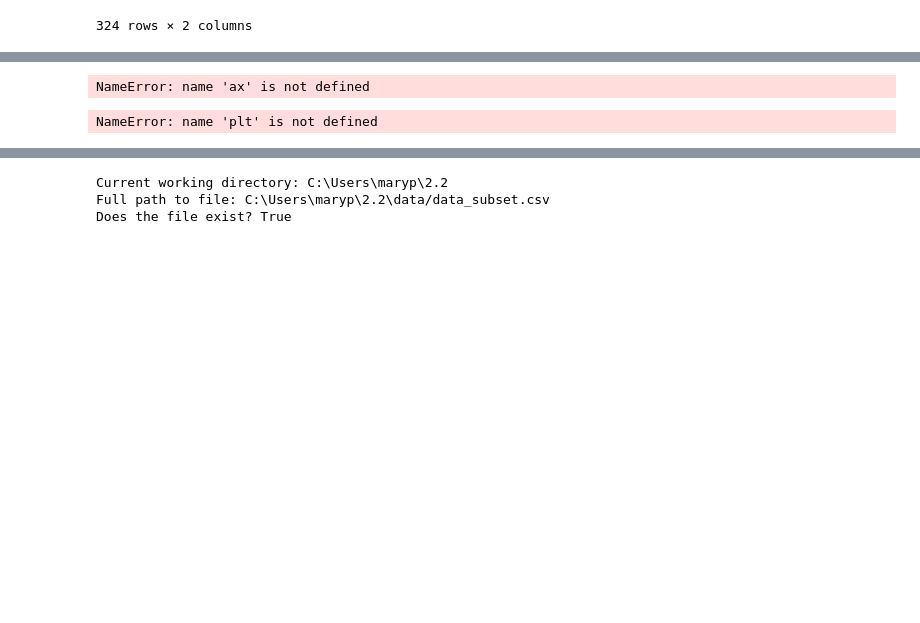
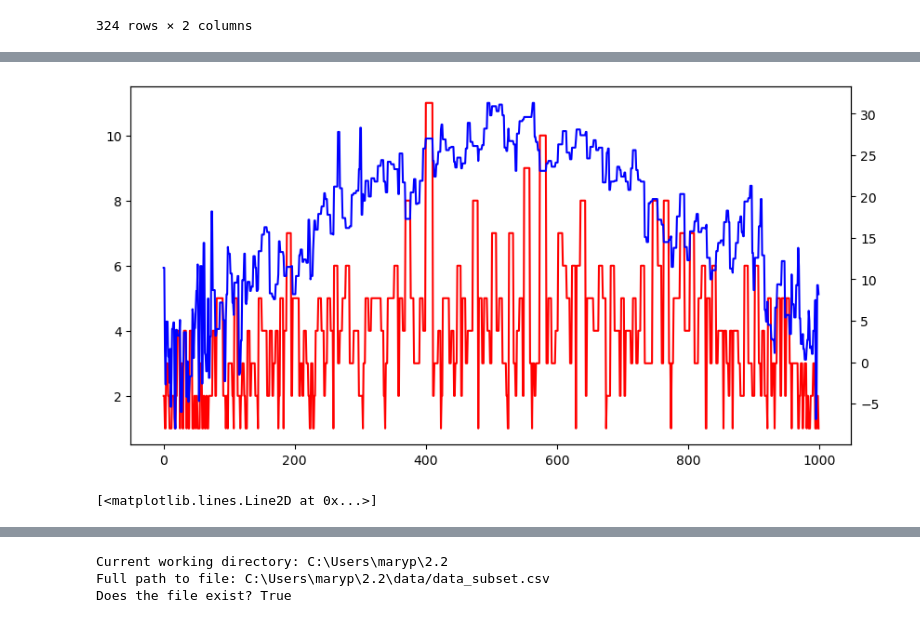
Before and after one commit to MaryP7/city_bikes, a Jupyter notebook: 2.3.ipynb, the cells around one changed output, grey strips where cells are left out. Saved outputs shown, nothing was run; the diff lists cells and outputs as text; code cells hidden in the pictures; blank space fills up the shorter version.

```diff
--- a/2.3.ipynb
+++ b/2.3.ipynb
@@ -70,13 +67,13 @@ df_subset
-# %%
-ax2 = ax.twinx()
-ax2.plot(df_subset["avgTemp"], color="red")
-# %% [output]
-NameError: name 'ax' is not defined
 # %%
 fig,ax = plt.subplots(figsize=(10, 5))
 ax.plot(df_subset['bike_rides_daily'],color = "red")
 ax2 = ax.twinx()
-ax2.plot(df_temp["avgTemp"], color = "blue")
+ax2.plot(df_subset["avgTemp"], color = "blue")
 plt.show()
 # %% [output]
-NameError: name 'plt' is not defined
+[figure, added]
+# %%
+x2 = ax.twinx()
+ax2.plot(df_subset["avgTemp"], color="red")
+# %% [output]
+[<matplotlib.lines.Line2D at 0x...>]
```
Also changed, not shown: parts of 15 cells of this notebook, 4 other files.
